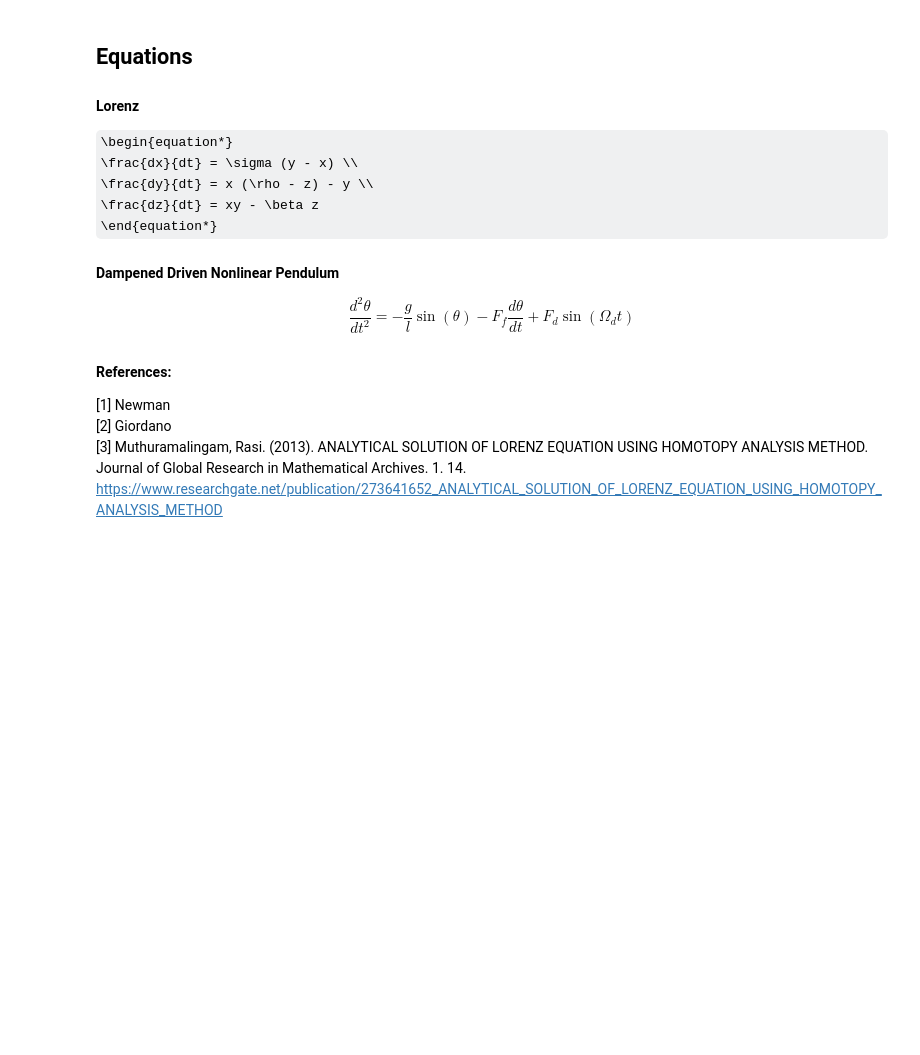
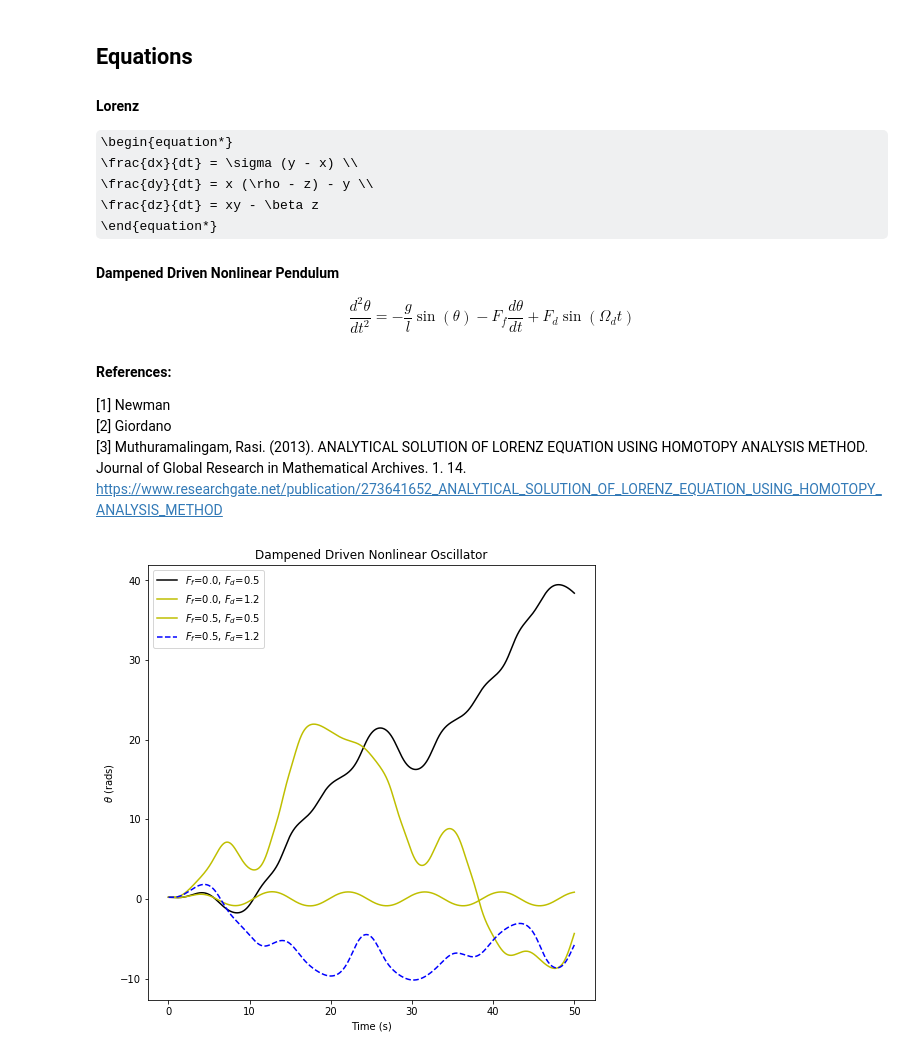
Before and after one commit to DannieWright/Final_Project, a Jupyter notebook: Final Project.ipynb, the cells around one changed output. Drawn from its saved outputs; the diff is of its cells as text; code cells hidden in the pictures; some formulas as TeX source; blank space fills up the shorter version.

```diff
--- a/Final Project.ipynb
+++ b/Final Project.ipynb
@@ -71,0 +117,39 @@ def lorenz3 (r, t):
+# %%
+if "__main__" == __name__:
+
+    styles = ["-k", "-y", "--b", "--o"]
+
+    #set Runge-Kutta argument values
+    interval = (0, 50)
+    steps = 10000
+    order = 4
+    numIndepVars = 2
+
+    #set initial pendulum values
+    g = 9.8
+    l = 9.8
+    F_f = [0.0, 0.5]
+    F_d = [0.5, 1.2]
+    omega_d = 2/3
+    r0 = (0.0, 0.2) #omega, theta
+
+    #set figure size, and establish initial plot
+    plt.figure(figsize=(8, 8))
+    ax = plt.subplot (111)
+
+    #plot each figure
+    for i in range (len (F_f)):
+        for j in range (len (F_d)):
+
+            #solve for the oscillator values
+            solution = rk (nonlinearOscillator, numIndepVars, r0, interval, steps, g, l, F_f[i], F_d[j], omega_d, order = 4)
+
+            ax.set_xlabel ("Time (s)")
+            ax.set_ylabel (r"$\theta$ (rads)")
+            ax.set_title ("Dampened Driven Nonlinear Oscillator")
+            ax.plot (solution[:,0], solution[:,2], styles[i + j], label = r"$F_f$={}, $F_d$={}".format (F_f[i], F_d[j]))
+
+    plt.legend()
+    plt.show()
+# %% [output]
+[figure, added]
```
Also changed, not shown: parts of 13 cells of this notebook, 1 other file.
